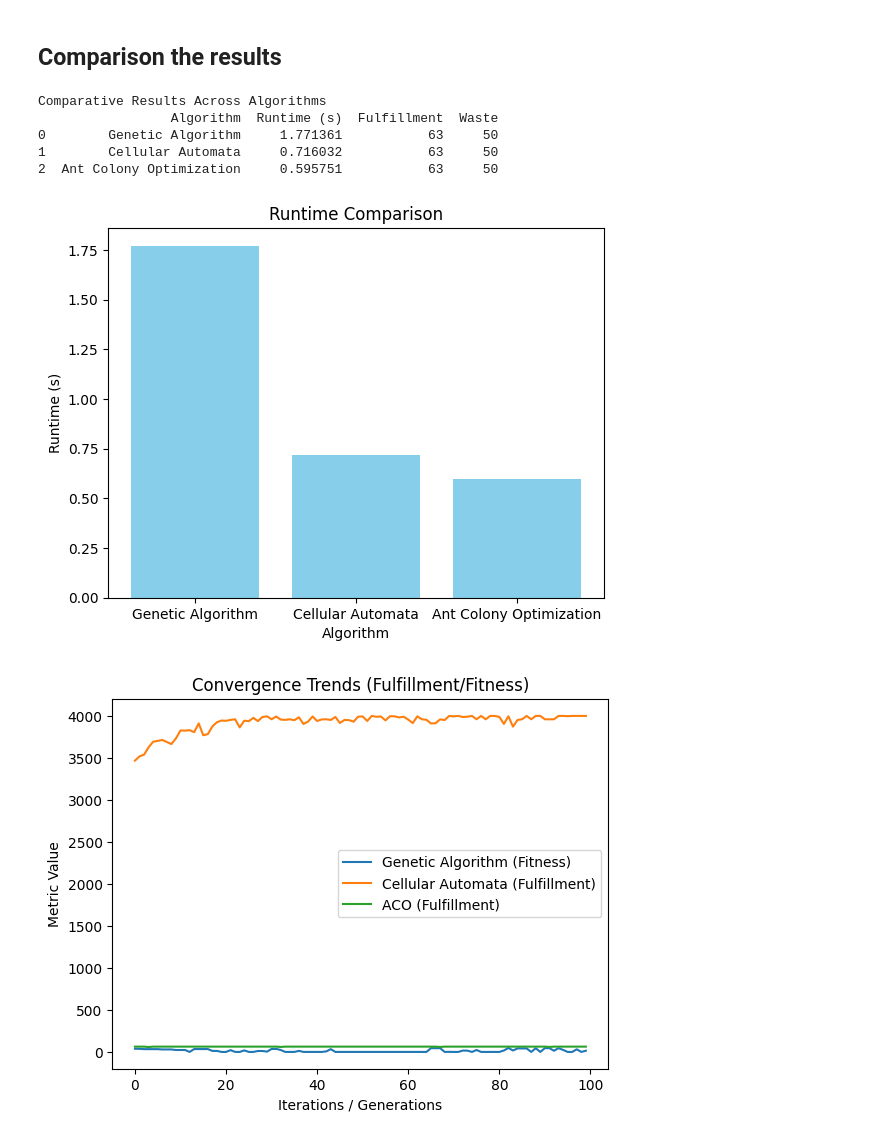
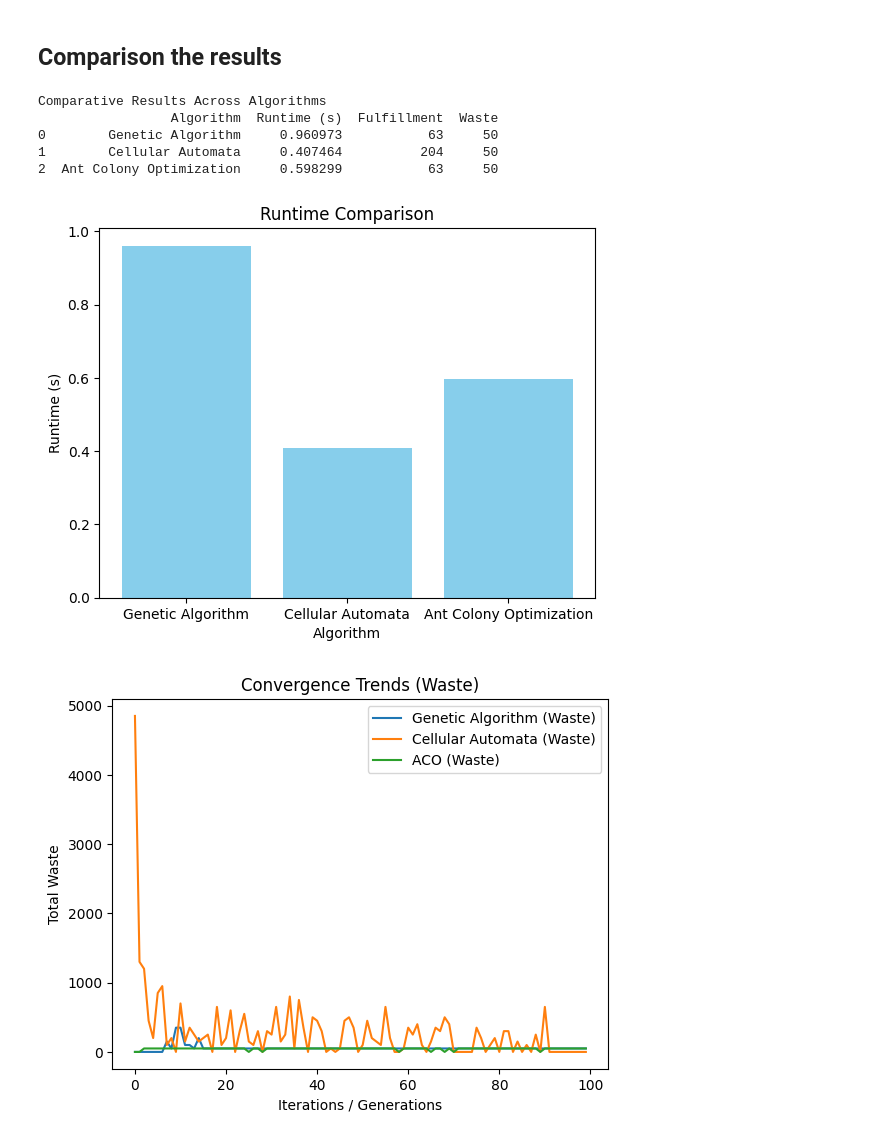
Before and after one commit to Emir515/Self-Organizing-Systems-Assignment-1, a Jupyter notebook: Self_organized_system_CS.ipynb, the cells around one changed output. Cells and saved outputs as stored; diff of their text form; code cells hidden in the pictures.

```diff
--- a/Self_organized_system_CS.ipynb
+++ b/Self_organized_system_CS.ipynb
@@ -311,9 +282,9 @@ def cellular_automata(data, grid_size, num_iterations, mutation_probability, res
 
     return best_patterns, total_fulfillment, total_waste
 
-best_patterns, total_fulfillment, total_waste = cellular_automata(data, grid_size, num_iterations, mutation_probability, reset_probability)
+best_patterns, total_fulfillment_ca, total_waste = cellular_automata(data, grid_size, num_iterations, mutation_probability, reset_probability)
 
 print("Best Patterns:", best_patterns)
-print("Total Fulfillment:", total_fulfillment)
+print("Total Fulfillment:", total_fulfillment_ca)
 print("Total Waste:", total_waste)
 # %% [output]
@@ -451,9 +403,9 @@ def ant_colony_optimization(num_ants, num_iterations, demand_lengths, demand_qua
     return best_solution, total_fulfillment, total_waste
 
 
-best_solution, total_fulfillment, total_waste = ant_colony_optimization(num_ants, num_iterations, demand_lengths, demand_quantities, stock_length)
+best_solution_aco, total_fulfillment_aco, total_waste_aco = ant_colony_optimization(num_ants, num_iterations, demand_lengths, demand_quantities, stock_length)
 
-print("Best Solution:", best_solution)
-print("Total Fulfillment:", total_fulfillment)
-print("Total Waste:", total_waste)
+print("Best Solution:", best_solution_aco)
+print("Total Fulfillment:", total_fulfillment_aco)
+print("Total Waste:", total_waste_aco)
 # %% [output]
@@ -531,7 +464,7 @@ def collect_results():
     ga_runtime = genetic_results[1]['Runtime (s)']
 
     # Cellular automata results for 10 * 10 grid
-    ca_best_patterns, ca_fulfillment, ca_waste = best_patterns, sum(total_fulfillment), total_waste
+    ca_best_patterns, ca_fulfillment, ca_waste = best_patterns, sum(total_fulfillment_ca), total_waste
     ca_runtime = results[1]['Runtime (s)']
 
     # Results for 50 ants
@@ -545,47 +478,35 @@ def collect_results():
     ]
 
 results = collect_results()
 results_df = pd.DataFrame(results)
 
 # Informative table
 print("Comparative Results Across Algorithms")
 print(results_df)
 
 # Runtime comparisons
 plt.figure()
 plt.bar(results_df["Algorithm"], results_df["Runtime (s)"], color="skyblue")
 plt.xlabel("Algorithm")
 plt.ylabel("Runtime (s)")
 plt.title("Runtime Comparison")
 plt.show()
 
-
-# Fulfillment trends
-plt.figure()
-plt.plot(range(num_generations), fitness_over_generations, label="Genetic Algorithm (Fitness)")
-plt.plot(range(num_iterations), fulfillment_over_time, label="Cellular Automata (Fulfillment)")
-plt.plot(range(num_iterations), fulfillment_over_iterations, label="ACO (Fulfillment)")
-plt.xlabel("Iterations / Generations")
-plt.ylabel("Metric Value")
-plt.title("Convergence Trends (Fulfillment/Fitness)")
-plt.legend()
-plt.show()
-
 # Waste Trends
 plt.figure()
 plt.plot(range(num_generations), waste_over_generations, label="Genetic Algorithm (Waste)")
 plt.plot(range(num_iterations), waste_over_time, label="Cellular Automata (Waste)")
 plt.plot(range(num_iterations), waste_over_iterations, label="ACO (Waste)")
 plt.xlabel("Iterations / Generations")
 plt.ylabel("Total Waste")
 plt.title("Convergence Trends (Waste)")
 plt.legend()
 plt.show()
 # %% [output]
 Comparative Results Across Algorithms
                  Algorithm  Runtime (s)  Fulfillment  Waste
-0        Genetic Algorithm     1.771361           63     50
-1        Cellular Automata     0.716032           63     50
-2  Ant Colony Optimization     0.595751           63     50
+0        Genetic Algorithm     0.960973           63     50
+1        Cellular Automata     0.407464          204     50
+2  Ant Colony Optimization     0.598299           63     50
-[figure, old version]
+[figure, new version]
-[figure, old version]
+[figure, new version]
```
Also changed, not shown: parts of 9 cells of this notebook.
